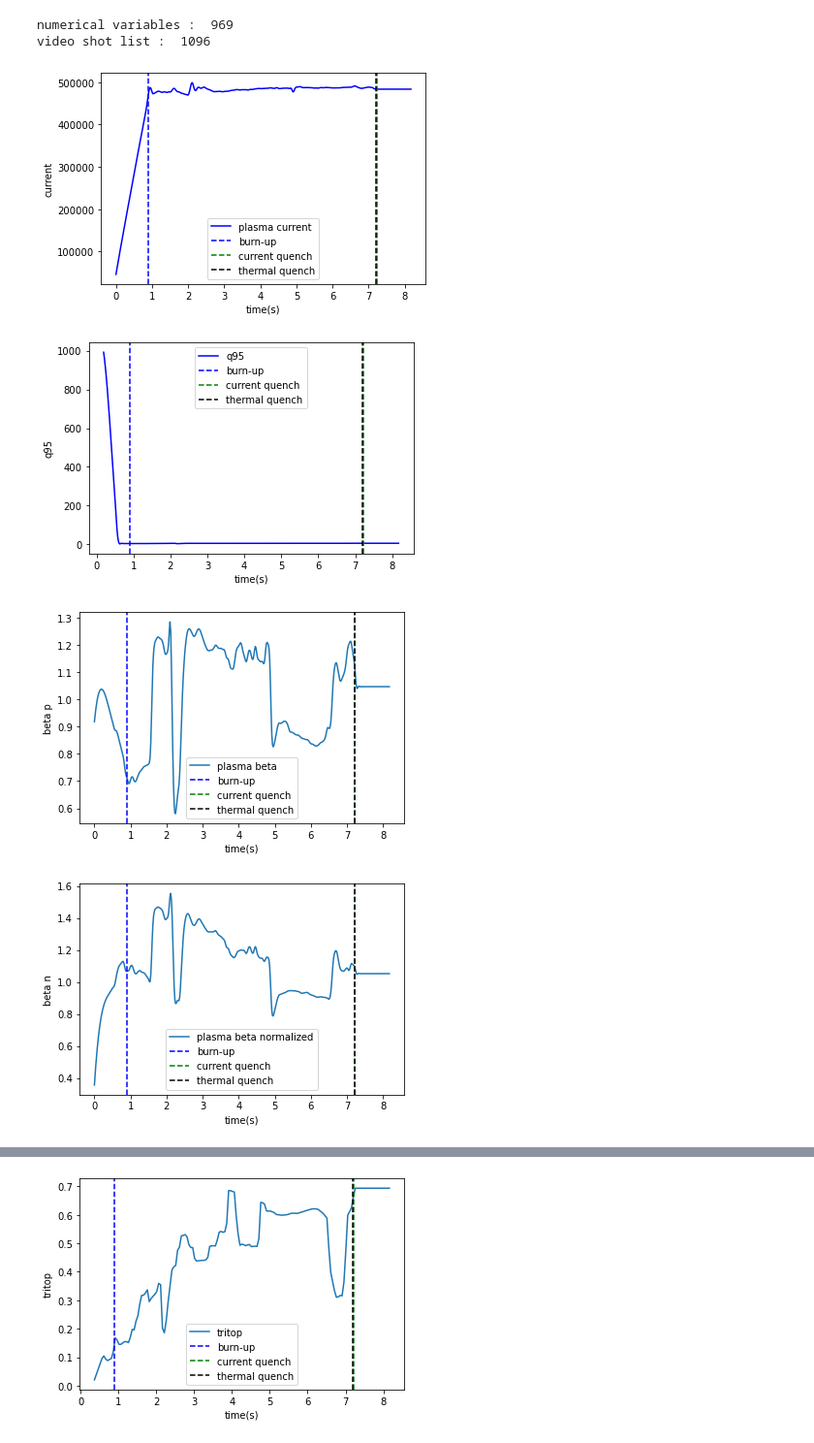
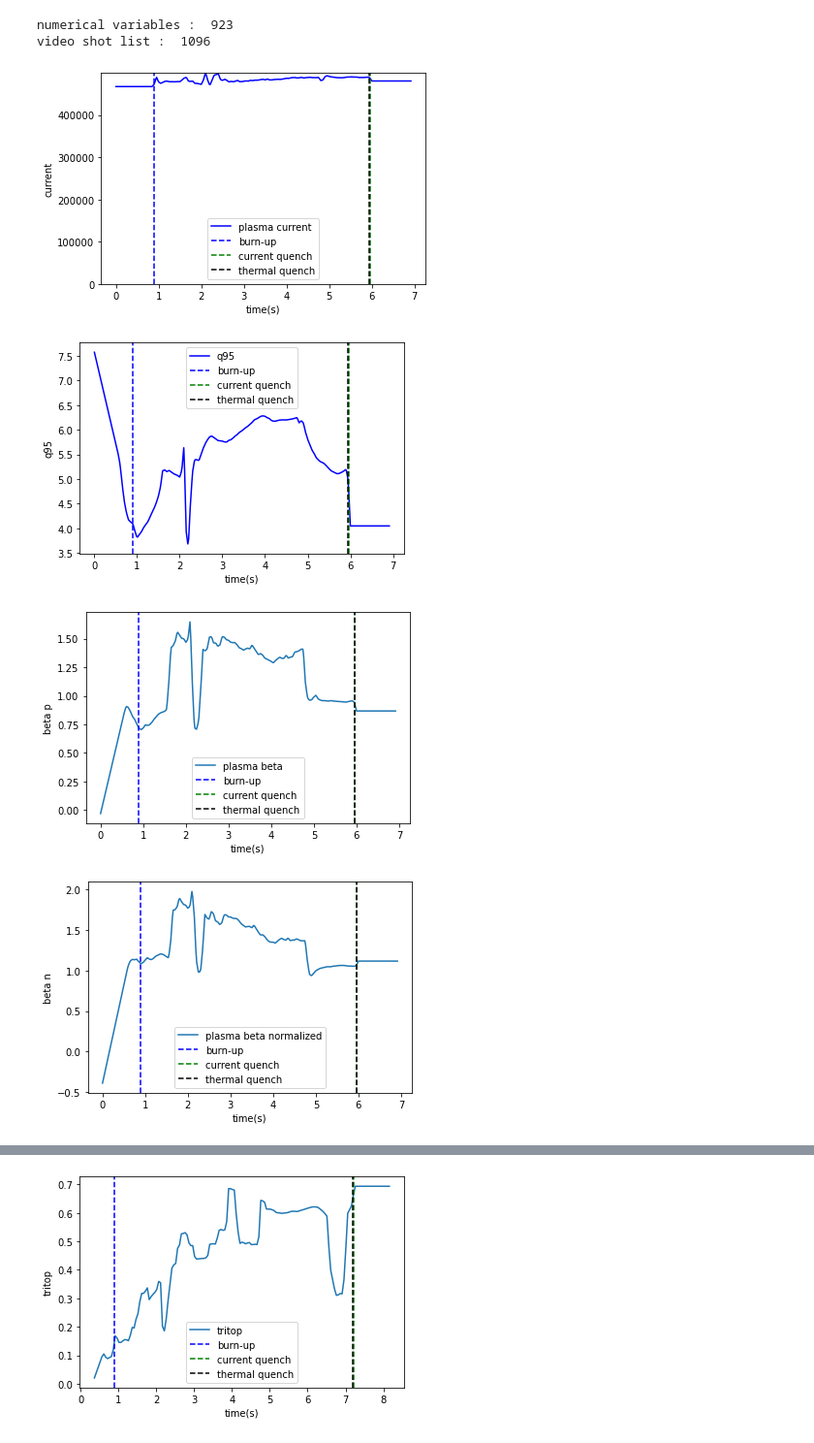
Before and after one commit to ZINZINBIN/Disruption-Prediciton-based-on-Multimodal-Deep-Learning, a Jupyter notebook: analysis_on_numerical_dataset.ipynb, the cells around one changed output, grey strips where cells are left out. Shown at 97% size. Saved outputs shown, nothing was run; the diff lists cells and outputs as text; code cells hidden in the pictures.

Commit message:
update dataset and numerical data

```diff
--- a/analysis_on_numerical_dataset.ipynb
+++ b/analysis_on_numerical_dataset.ipynb
@@ -7,4 +7,2 @@ from torch.utils.data import DataLoader
 # %%
 df = pd.read_csv("./dataset/KSTAR_Disruption_ts_data.csv")
-df = pd.read_csv("./dataset/KSTAR_Disruption_ts_data_extend.csv")
-df.head()
@@ -49,7 +177,7 @@ tipminf = kstar_shot_list[kstar_shot_list.shot == shot].tipminf.values
 print("numerical variables : ", len(shot_list))
 print("video shot list : ", len(video_shot_list))
 # %% [output]
-numerical variables :  969
+numerical variables :  923
 video shot list :  1096
 # %%
 df_shot = df_shot.dropna(axis = 1)
@@ -68,29 +196,30 @@ W_tot = df_shot['\\WTOT_DLM03']
 # %%
 import matplotlib.pyplot as plt
 
-plt.plot(t, -ip, 'b', label = 'plasma current')
+plt.plot(t, ip, 'b', label = 'plasma current')
 plt.axvline(x = tftsrt, ymin = 0,  color = "blue", linestyle = "dashed", label = "burn-up")
 plt.axvline(x = tipminf, ymin = 0, color = "green", linestyle = "dashed", label = "current quench")
 plt.axvline(x = tTQend, ymin = 0, color = "black", linestyle = "dashed", label = "thermal quench")
 plt.xlabel('time(s)')
 plt.ylabel('current')
+plt.ylim([0, max(ip)])
 plt.legend()
 plt.show()
 # %% [output]
-[figure, old version]
+[figure, new version]
 # %%
 import matplotlib.pyplot as plt
 
-plt.plot(t[10:], q95[10:], 'b', label = 'q95')
+plt.plot(t[0:], q95[0:], 'b', label = 'q95')
 plt.axvline(x = tftsrt, ymin = 0,  color = "blue", linestyle = "dashed", label = "burn-up")
 plt.axvline(x = tipminf, ymin = 0, color = "green", linestyle = "dashed", label = "current quench")
 plt.axvline(x = tTQend, ymin = 0, color = "black", linestyle = "dashed", label = "thermal quench")
 plt.xlabel('time(s)')
 plt.ylabel('q95')
 plt.legend()
 plt.show()
 # %% [output]
-[figure, old version]
+[figure, new version]
 # %%
 import matplotlib.pyplot as plt
 
@@ -103,7 +232,7 @@ plt.ylabel('beta p')
 plt.legend()
 plt.show()
 # %% [output]
-[figure, old version]
+[figure, new version]
 # %%
 plt.plot(t, betan, label = 'plasma beta normalized')
 plt.axvline(x = tftsrt, ymin = 0,  color = "blue", linestyle = "dashed", label = "burn-up")
@@ -114,7 +243,7 @@ plt.ylabel('beta n')
 plt.legend()
 plt.show()
 # %% [output]
-[figure, old version]
+[figure, new version]
 # %%
 plt.plot(t, q95, label = 'safety-factor')
 plt.axvline(x = tftsrt, ymin = 0,  color = "blue", linestyle = "dashed", label = "burn-up")
```
Also changed, not shown: parts of 43 cells of this notebook, 30 other files.
